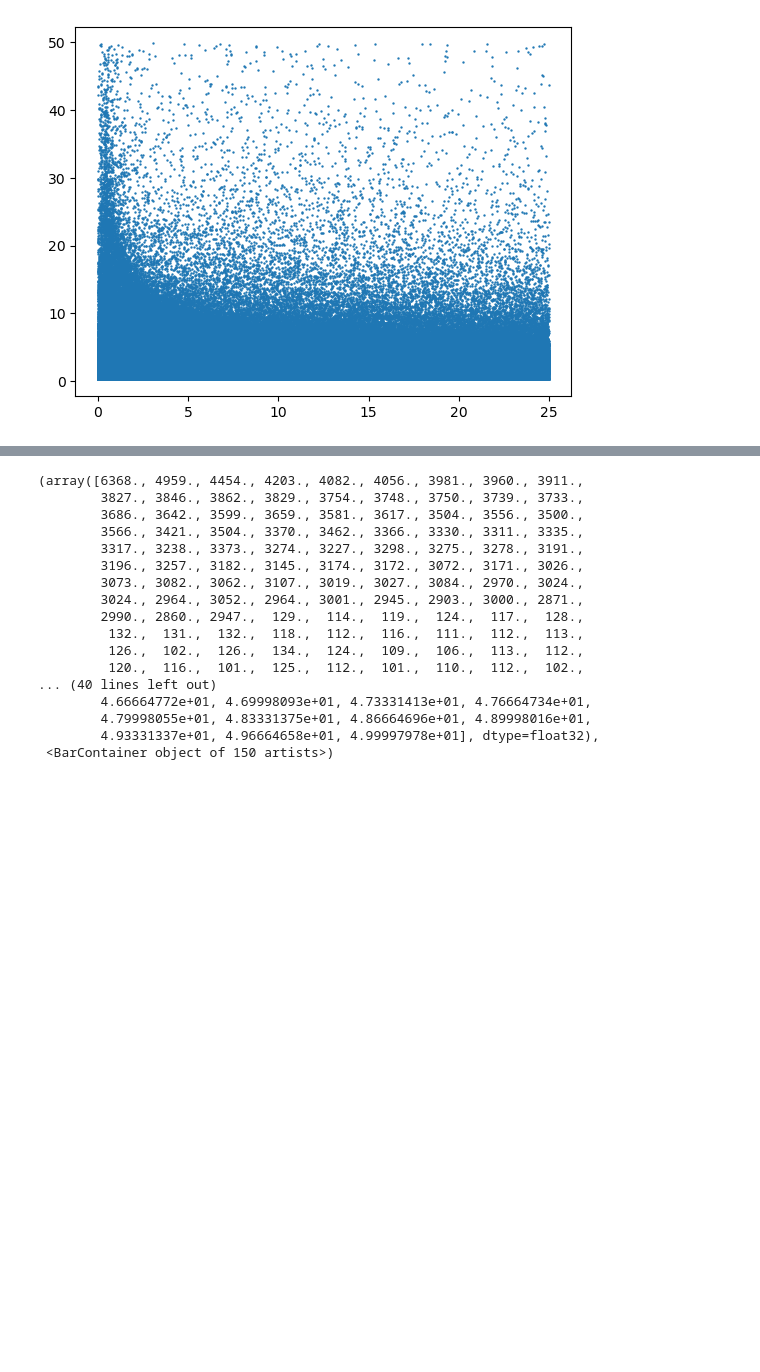
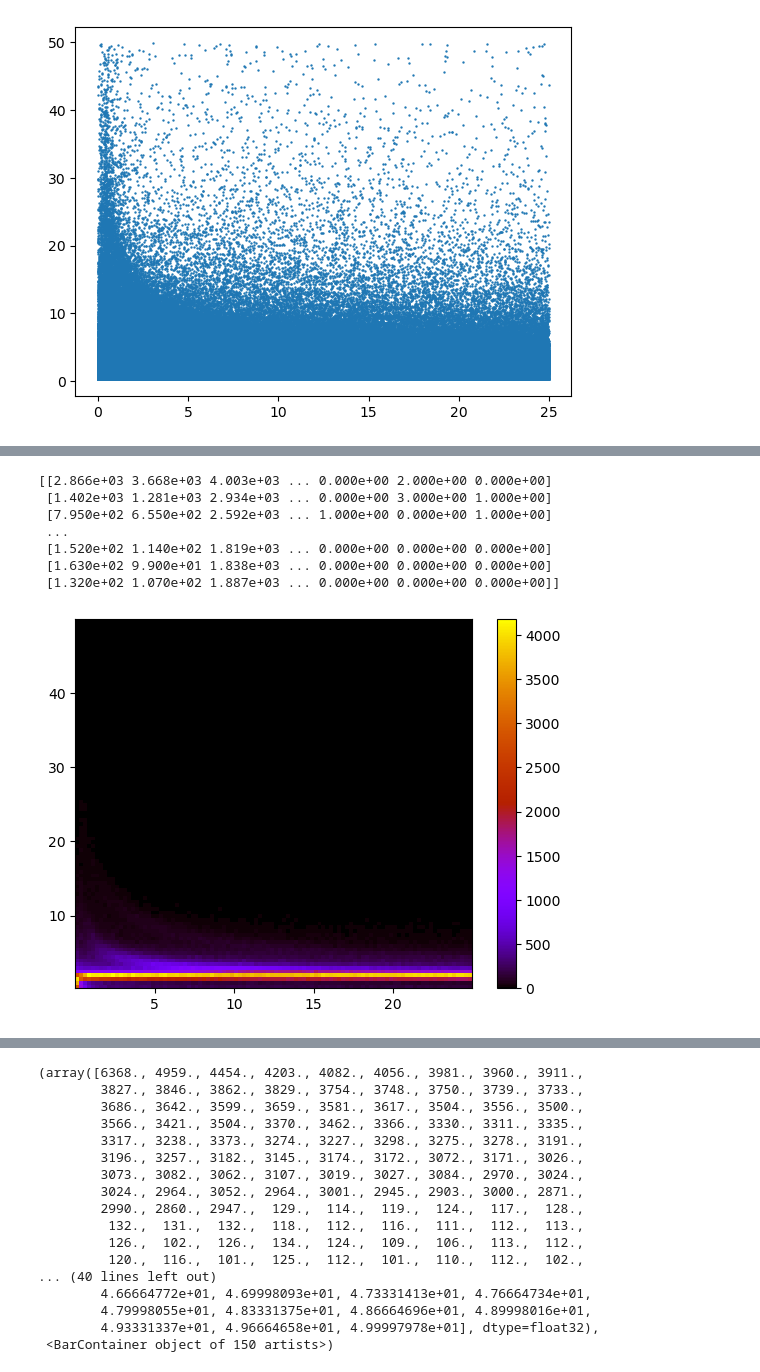
Before and after one commit to PINKTAIGAH/SHP, a Jupyter notebook: uproot_test/Legit data.ipynb, the cells around one changed output, grey strips where cells are left out. Cells and saved outputs as stored; diff of their text form; code cells hidden in the pictures; blank space fills up the shorter version.

```diff
--- a/uproot_test/Legit data.ipynb
+++ b/uproot_test/Legit data.ipynb
@@ -69,0 +72,28 @@ print(h)
+# %%
+file1= uproot.open(root_file_dir + 'flat_caf_1-1637ea75-449f-467f-abd7-9e2f4f9710a7.root:recTree;31')
+rr_1= ak.flatten(file1['rec.reco.trk.calo.0.points.rr'].array()).to_numpy()[:]
+rr_2= ak.flatten(file1['rec.reco.trk.calo.1.points.rr'].array()).to_numpy()[:]
+rr_3= ak.flatten(file1['rec.reco.trk.calo.2.points.rr'].array()).to_numpy()[:]
+dedx_1= ak.flatten(file1['rec.reco.trk.calo.0.points.dedx'].array()).to_numpy()[:]
+dedx_2= ak.flatten(file1['rec.reco.trk.calo.1.points.dedx'].array()).to_numpy()[:]
+dedx_3= ak.flatten(file1['rec.reco.trk.calo.2.points.dedx'].array()).to_numpy()[:]
+
+rr= np.concatenate((rr_1, rr_2, rr_3), axis= None)
+dedx= np.concatenate((dedx_1, dedx_2, dedx_3), axis=None)
+
+remove= np.where((dedx>50)|(rr>25))
+rr= np.delete(rr, remove)
+dedx= np.delete(dedx, remove)
+
+h,_,_,_= plt.hist2d(rr, dedx, bins=[100,100], cmap= cm.gnuplot)
+plt.colorbar()
+print(h)
+# %% [output]
+[[2.866e+03 3.668e+03 4.003e+03 ... 0.000e+00 2.000e+00 0.000e+00]
+ [1.402e+03 1.281e+03 2.934e+03 ... 0.000e+00 3.000e+00 1.000e+00]
+ [7.950e+02 6.550e+02 2.592e+03 ... 1.000e+00 0.000e+00 1.000e+00]
+ ...
+ [1.520e+02 1.140e+02 1.819e+03 ... 0.000e+00 0.000e+00 0.000e+00]
+ [1.630e+02 9.900e+01 1.838e+03 ... 0.000e+00 0.000e+00 0.000e+00]
+ [1.320e+02 1.070e+02 1.887e+03 ... 0.000e+00 0.000e+00 0.000e+00]]
+[figure, added]
```
Also changed, not shown: parts of 6 cells of this notebook.
